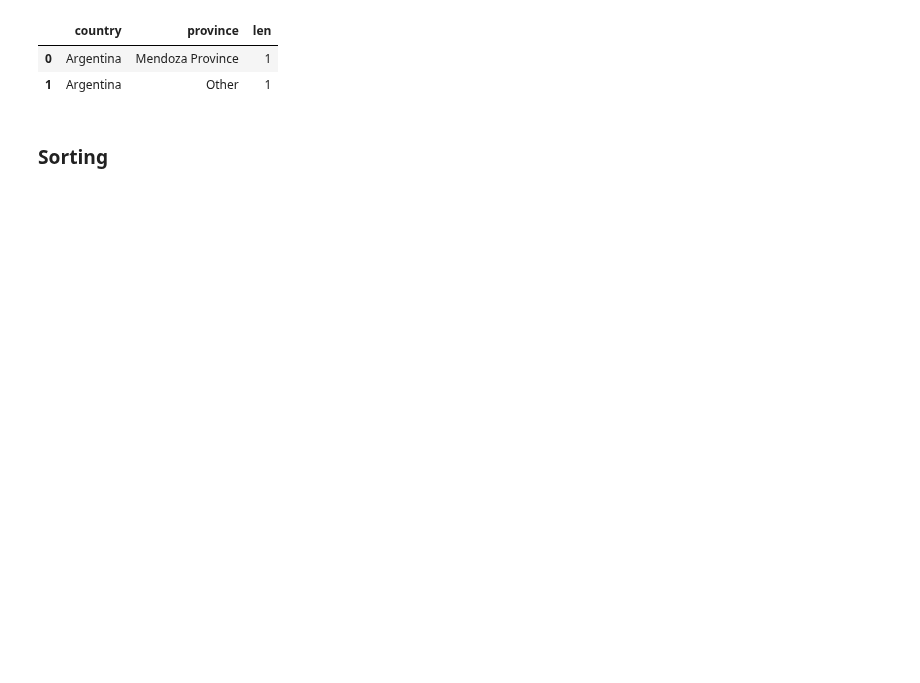
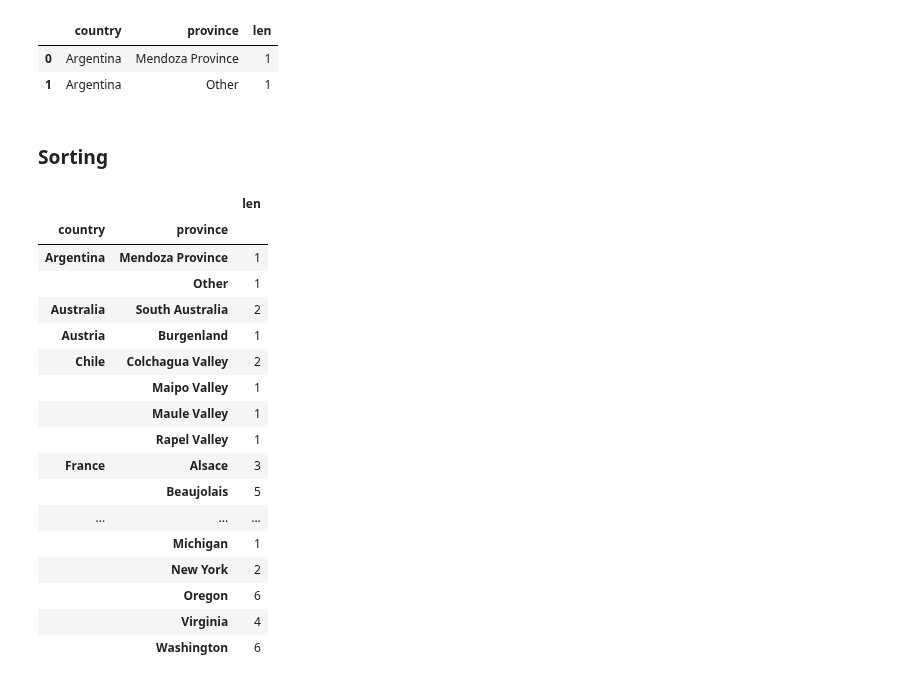
Before and after one commit to technoadnan/py-100-days-dr-angela, a Jupyter notebook: useful_programs/pandas/04_grouping_sorting.ipynb, the cells around one changed output. Cells and saved outputs as stored; diff of their text form; code cells hidden in the pictures; blank space fills up the shorter version.

```diff
--- a/useful_programs/pandas/04_grouping_sorting.ipynb
+++ b/useful_programs/pandas/04_grouping_sorting.ipynb
@@ -200,3 +214,26 @@ flat_mult_ind
 | 1 | Argentina | Other | 1 |
 # %% [markdown]
 ### Sorting
+# %%
+countries_reviewed = countries_reviewed.reset_index()
+# %%
+countries_reviewed.head(50)
+# %% [output]
+|  |  | len |
+| country | province |  |
+| Argentina | Mendoza Province | 1 |
+|  | Other | 1 |
+| Australia | South Australia | 2 |
+| Austria | Burgenland | 1 |
+| Chile | Colchagua Valley | 2 |
+|  | Maipo Valley | 1 |
+|  | Maule Valley | 1 |
+|  | Rapel Valley | 1 |
+| France | Alsace | 3 |
+|  | Beaujolais | 5 |
+| ... | ... | ... |
+|  | Michigan | 1 |
+|  | New York | 2 |
+|  | Oregon | 6 |
+|  | Virginia | 4 |
+|  | Washington | 6 |
```
Also changed, not shown: parts of 5 cells of this notebook.
